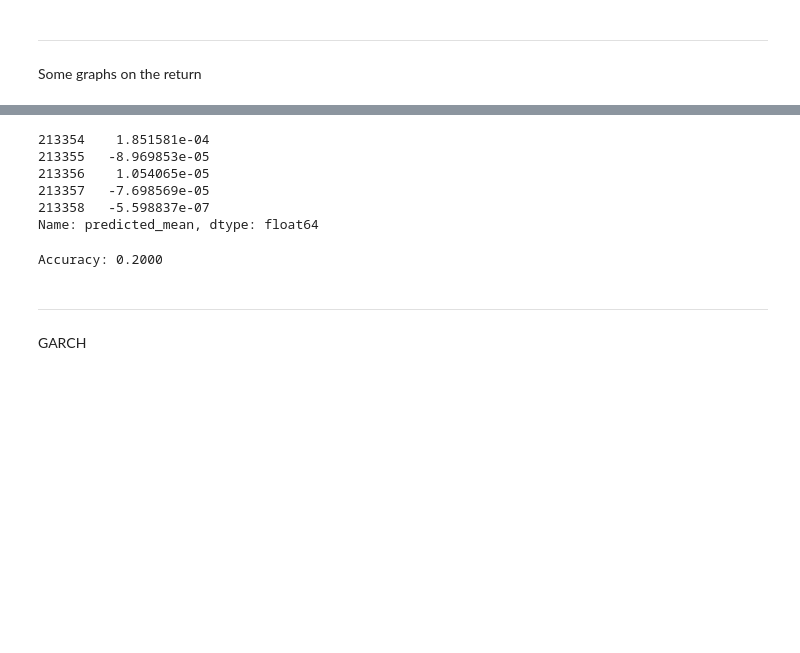
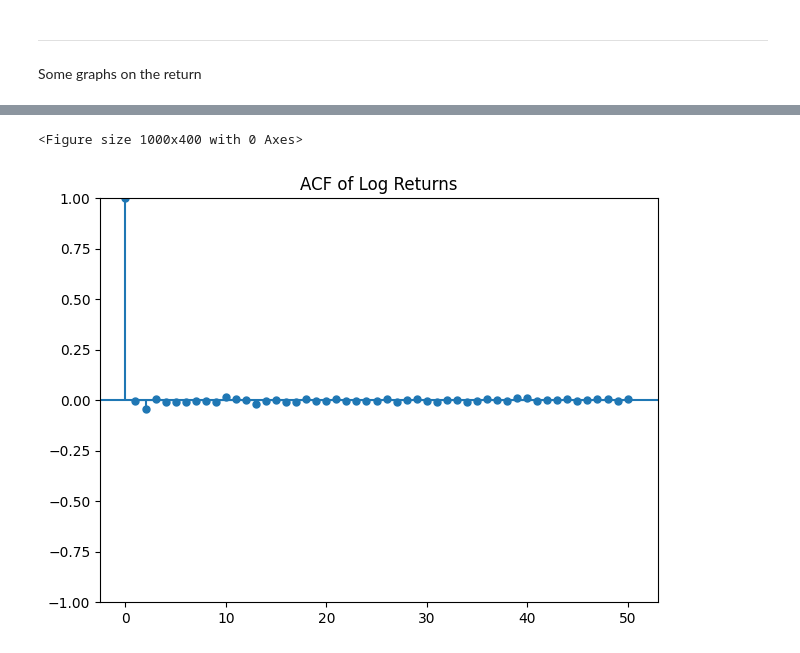
Before and after one commit to ElouanBahri/Predicting_crypto_prices, a Jupyter notebook: src/notebooks/ARIMA_model.ipynb, the cells around one changed output, grey strips where cells are left out. Drawn from its saved outputs; the diff is of its cells as text; code cells hidden in the pictures; blank space fills up the shorter version.

Commit message:
new approach over ARMA and some doc on GARCH

```diff
--- a/src/notebooks/ARIMA_model.ipynb
+++ b/src/notebooks/ARIMA_model.ipynb
@@ -20,3 +25,7 @@ Data = filter_data_by_year_month(X, YEARS)
 Some graphs on the return
 # %%
 Data["return"] = np.log(Data["close"] / Data["close"].shift(1))
+Data["scaled_returns"] = Data["return"].dropna() * 100
+
+Data["timestamp"] = pd.to_datetime(Data["timestamp"])
+Data.set_index("timestamp", inplace=True)
@@ -116,58 +47,0 @@ Warnings:
-# %%
-forecast_steps = 5  # 40 x 15-minute = 10 hours
-
-# Forecast log returns
-forecast_log_return = model_fit.forecast(steps=forecast_steps)
-print(forecast_log_return.head())  # Check first few values
-# %% [output]
-213354    1.851581e-04
-213355   -8.969853e-05
-213356    1.054065e-05
-213357   -7.698569e-05
-213358   -5.598837e-07
-Name: predicted_mean, dtype: float64
-# %%
-from sklearn.metrics import accuracy_score
-
-# Define the training size (number of historical points to train on)
-train_size = int(len(y) * 0.8)  # Use 80% of data for training
-
-
-def convert_to_binary_labels(log_returns):
-    return (log_returns > 0).astype(int)
-
-
-# Convert the actual log returns into binary labels
-actual_log_returns = y.iloc[train_size + 1 :].values
-actual_labels = convert_to_binary_labels(actual_log_returns)
-
-# Backtesting loop: rolling window (with binary classification)
-predictions_binary = []
-
-
-# Backtesting loop: rolling window
-for i in range(train_size, train_size + 10):
-    train_data = y.iloc[:i]  # Train on the first `i` data points
-    test_data = y.iloc[i : i + 1]  # The next log return to predict
-
-    # Fit the model on the current training data
-    model = ARIMA(train_data, order=(p, d, q))
-    model_fit = model.fit()
-
-    # Make a prediction for the next step (log return)
-    forecast_log_return = model_fit.forecast(steps=1)
-
-    # Store the predicted log return
-
-    prediction_binary = convert_to_binary_labels(forecast_log_return)
-    predictions_binary.append(prediction_binary)
-
-
-# Compare predicted binary labels to actual binary labels
-accuracy = accuracy_score(actual_labels[:10], predictions_binary)
-print(f"Accuracy: {accuracy:.4f}")
-# %% [output]
-Accuracy: 0.2000
-# %% [markdown]
-_________________
-GARCH
@@ -185,0 +48,10 @@ forecast_vol = garch_fit.forecast(start=len(df), horizon=30)
+# %%
+
+plt.figure(figsize=(10, 4))
+plot_acf(Data["scaled_returns"].dropna(), lags=50)
+plt.title("ACF of Log Returns")
+plt.tight_layout()
+plt.show()
+# %% [output]
+<Figure size 1000x400 with 0 Axes>
+[figure, added]
```
Also changed, not shown: parts of 30 cells of this notebook.
